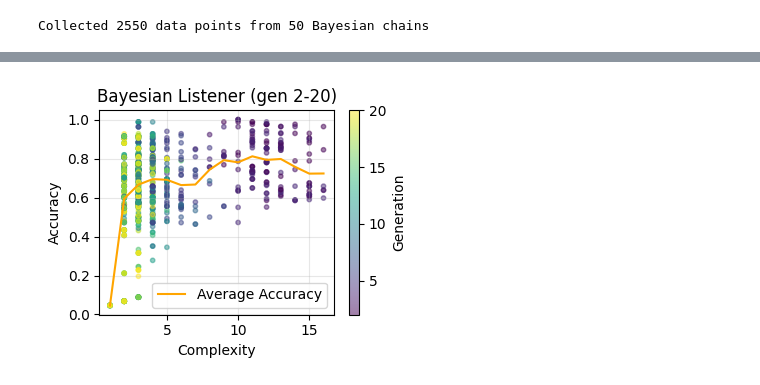
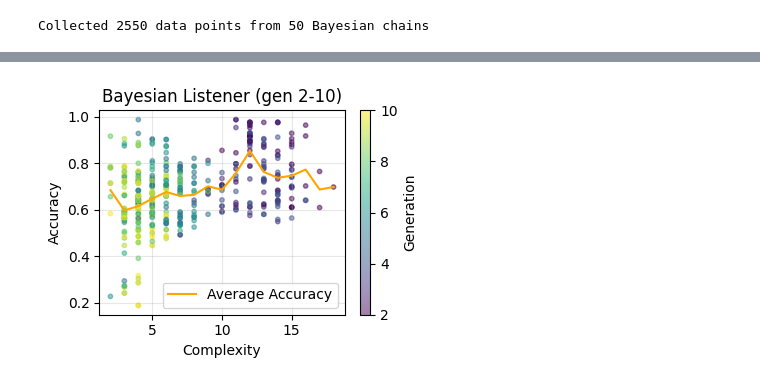
Before and after one commit to wppqywq/compositional-modeling, a Jupyter notebook: notebooks_new/4_transmission_chain.ipynb, the cells around one changed output, grey strips where cells are left out. Cells and saved outputs as stored; diff of their text form; code cells hidden in the pictures.

```diff
--- a/notebooks_new/4_transmission_chain.ipynb
+++ b/notebooks_new/4_transmission_chain.ipynb
@@ -70,7 +70,7 @@ SELECTION_TEMPERATURE = 0.25   # 0 = greedy
 
 # AST-level IB parameters
 NUM_GENERATIONS_AST = 50
-BETA_IB = 2.5                 # IB trade-off (1.0 = balanced, higher- accuracy)
+BETA_IB = 5                 # IB trade-off (1.0 = balanced, higher- accuracy)
 FRAGMENT_DISCOVERY_FREQ = 2   # discover fragments every N generations
 IB_TEMPERATURE = 0.25          # >0 = stochastic selection
 IB_NOISE_PARAMS = {
@@ -80,8 +80,8 @@ IB_NOISE_PARAMS = {
 }
 
 # Bayesian listener parameters
-BAYES_ALPHA_LIKE = 5.0        # likelihood scaling
-BAYES_LAMBDA_PRIOR = 0.25      # prior scaling (prefer compression)
+BAYES_ALPHA_LIKE = 1.0        # likelihood scaling
+BAYES_LAMBDA_PRIOR = 0.01      # prior scaling (prefer compression)
 BAYES_TEMPERATURE = 0.25       # small temperature for exploration
 BAYES_NOISE_PARAMS = {'delete': 0.01, 'insert': 0.01, 'substitute': 0.01}
 
@@ -873,0 +837,27 @@ plt.show()
+# %%
+# Complexity-accuracy scatter
+
+multi_bayes_df = multi_bayes_df[multi_bayes_df["generation"] > 1]
+
+plt.figure(figsize=(4, 3))
+sc = plt.scatter(
+    multi_bayes_df["ib_complexity"],
+    multi_bayes_df["ib_accuracy"],
+    c=multi_bayes_df["generation"],
+    s=10,
+    alpha=0.5
+)
+plt.colorbar(sc, label="Generation")
+plt.xlabel("Complexity")
+plt.ylabel("Accuracy")
+plt.title("Bayesian Listener (gen 2-50)")
+plt.grid(alpha=0.3)
+
+
+# fit a line of average accuracy vs complexity to plot
+avg_accuracy = multi_bayes_df.groupby("ib_complexity")["ib_accuracy"].mean()
+plt.plot(avg_accuracy.index, avg_accuracy.values, color="orange", label="Average Accuracy")
+
+plt.legend()
+plt.tight_layout()
+plt.show()
@@ -874,30 +866,30 @@ plt.show()
 # %%
 # Complexity-accuracy scatter
 
 multi_bayes_df = multi_bayes_df[multi_bayes_df["generation"] > 1]
-multi_bayes_df = multi_bayes_df[multi_bayes_df["generation"] < 21]
+multi_bayes_df = multi_bayes_df[multi_bayes_df["generation"] < 11]
 
 plt.figure(figsize=(4, 3))
 sc = plt.scatter(
     multi_bayes_df["ib_complexity"],
     multi_bayes_df["ib_accuracy"],
     c=multi_bayes_df["generation"],
     s=10,
     alpha=0.5
 )
 plt.colorbar(sc, label="Generation")
 plt.xlabel("Complexity")
 plt.ylabel("Accuracy")
-plt.title("Bayesian Listener (gen 2-20)")
+plt.title("Bayesian Listener (gen 2-10)")
 plt.grid(alpha=0.3)
 
 
 # fit a line of average accuracy vs complexity to plot
 avg_accuracy = multi_bayes_df.groupby("ib_complexity")["ib_accuracy"].mean()
 plt.plot(avg_accuracy.index, avg_accuracy.values, color="orange", label="Average Accuracy")
 
 plt.legend()
 plt.tight_layout()
 plt.show()
 # %% [output]
-[figure, old version]
+[figure, new version]
```
Also changed, not shown: parts of 13 cells of this notebook.
